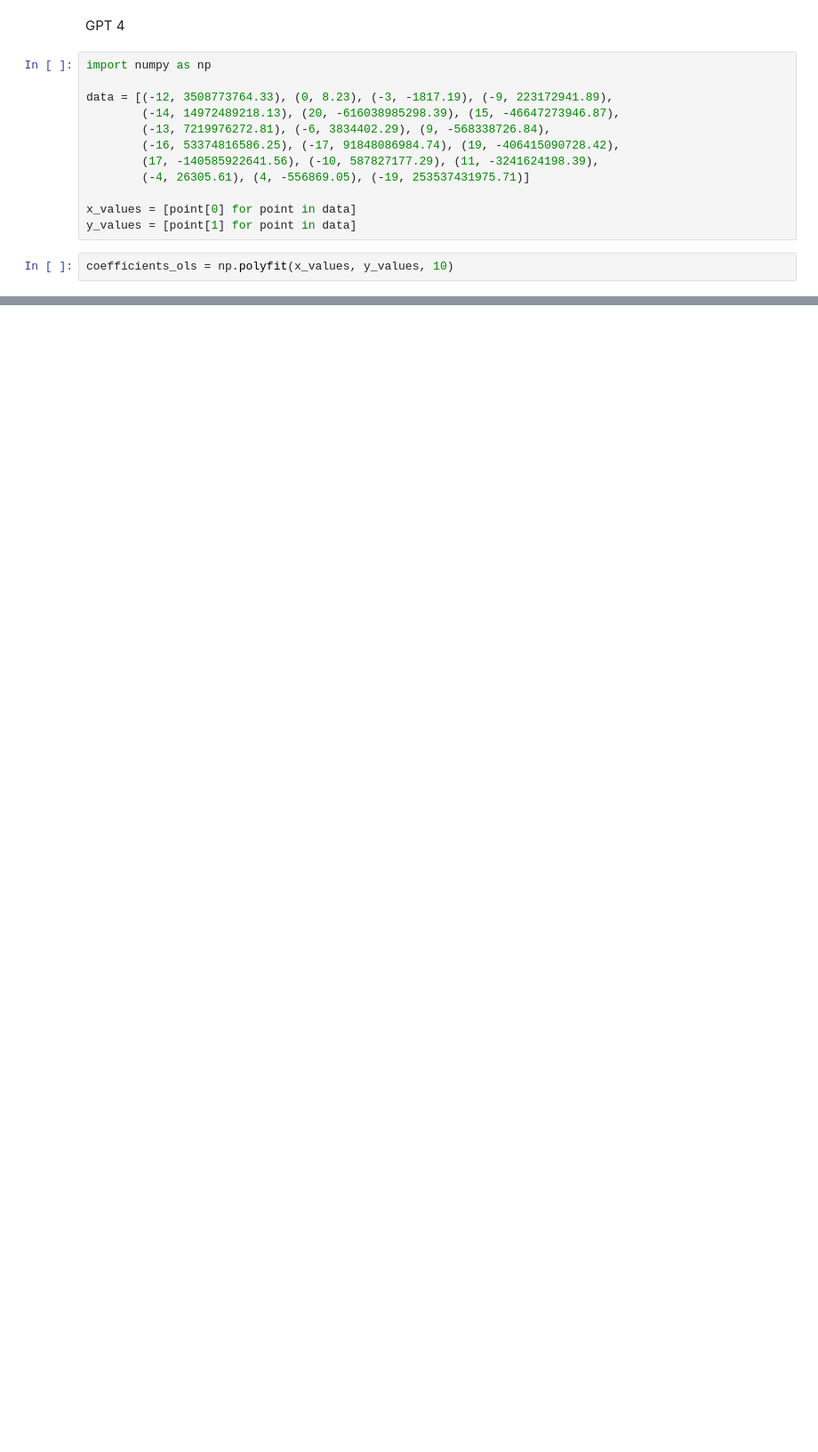
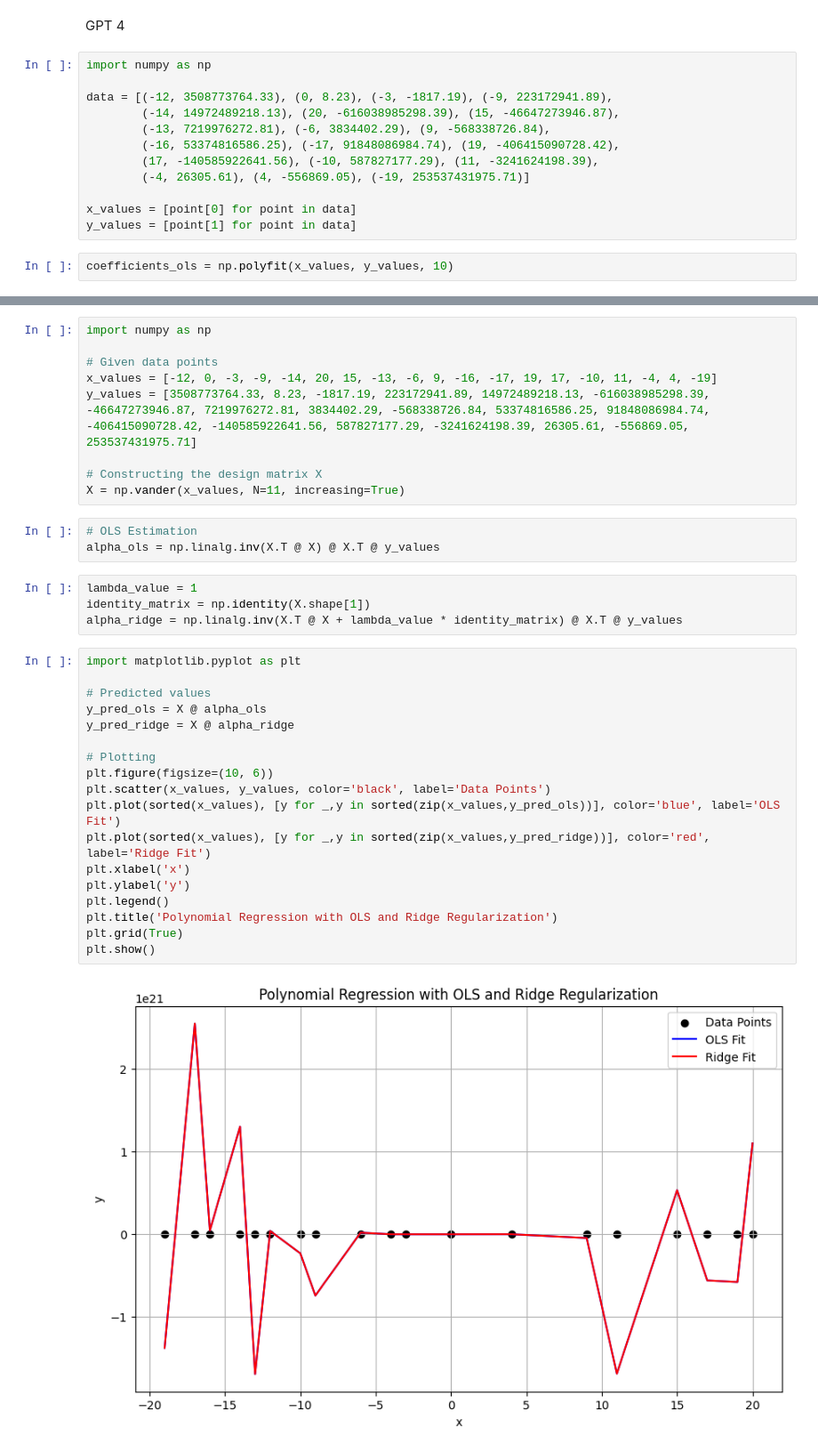
Before and after one commit to Muskan-Verma-7/statistics-assignment, a Jupyter notebook: regularized_reg.ipynb, the cells around one changed output, grey strips where cells are left out. Shown: that part at 89% size. Drawn from its saved outputs; the diff is of its cells as text; blank space fills up the shorter version.

```diff
--- a/regularized_reg.ipynb
+++ b/regularized_reg.ipynb
@@ -115,0 +169,36 @@ ModuleNotFoundError: No module named 'sklearn'
+# %%
+import numpy as np
+
+# Given data points
+x_values = [-12, 0, -3, -9, -14, 20, 15, -13, -6, 9, -16, -17, 19, 17, -10, 11, -4, 4, -19]
+y_values = [3508773764.33, 8.23, -1817.19, 223172941.89, 14972489218.13, -616038985298.39, -46647273946.87, 7219976272.81, 3834402.29, -568338726.84, 53374816586.25, 91848086984.74, -406415090728.42, -140585922641.56, 587827177.29, -3241624198.39, 26305.61, -556869.05, 253537431975.71]
+
+# Constructing the design matrix X
+X = np.vander(x_values, N=11, increasing=True)
+# %%
+# OLS Estimation
+alpha_ols = np.linalg.inv(X.T @ X) @ X.T @ y_values
+# %%
+lambda_value = 1
+identity_matrix = np.identity(X.shape[1])
+alpha_ridge = np.linalg.inv(X.T @ X + lambda_value * identity_matrix) @ X.T @ y_values
+# %%
+import matplotlib.pyplot as plt
+
+# Predicted values
+y_pred_ols = X @ alpha_ols
+y_pred_ridge = X @ alpha_ridge
+
+# Plotting
+plt.figure(figsize=(10, 6))
+plt.scatter(x_values, y_values, color='black', label='Data Points')
+plt.plot(sorted(x_values), [y for _,y in sorted(zip(x_values,y_pred_ols))], color='blue', label='OLS Fit')
+plt.plot(sorted(x_values), [y for _,y in sorted(zip(x_values,y_pred_ridge))], color='red', label='Ridge Fit')
+plt.xlabel('x')
+plt.ylabel('y')
+plt.legend()
+plt.title('Polynomial Regression with OLS and Ridge Regularization')
+plt.grid(True)
+plt.show()
+# %% [output]
+[figure, added]
```
Also changed, not shown: parts of 30 cells of this notebook.
